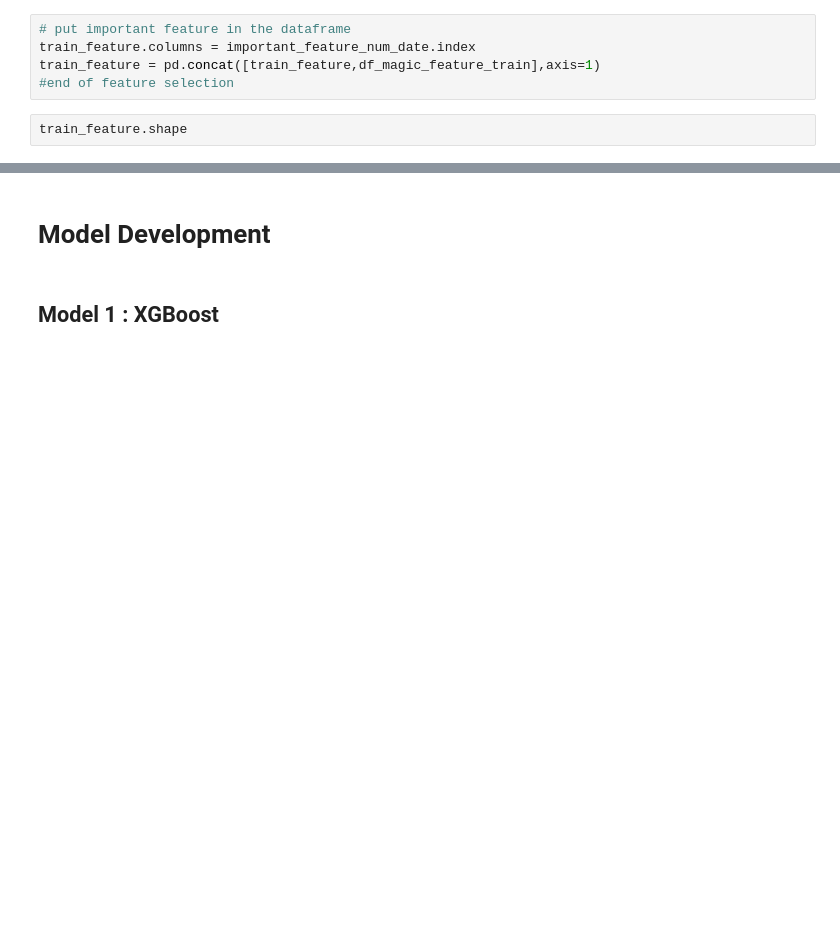
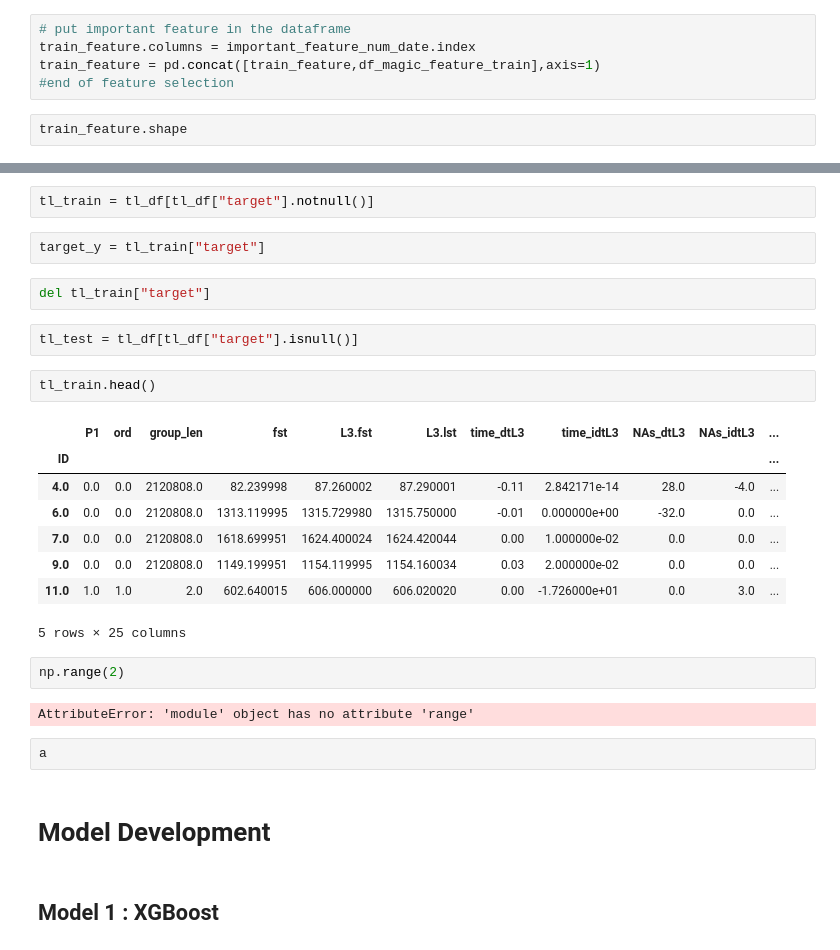
Before and after one commit to yw778/BoschLine, a Jupyter notebook: Main.ipynb, the cells around one changed output, grey strips where cells are left out. Saved outputs shown, nothing was run; the diff lists cells and outputs as text; blank space fills up the shorter version.

```diff
--- a/Main.ipynb
+++ b/Main.ipynb
@@ -648,3 +686,28 @@ train_feature.shape
+# %%
+tl_train = tl_df[tl_df["target"].notnull()]
+# %%
+target_y = tl_train["target"]
+# %%
+del tl_train["target"]
+# %%
+tl_test = tl_df[tl_df["target"].isnull()]
+# %%
+tl_train.head()
+# %% [output]
+|  | P1 | ord | group_len | fst | L3.fst | L3.lst | time_dtL3 | time_idtL3 | NAs_dtL3 | NAs_idtL3 | ... |
+| ID |  |  |  |  |  |  |  |  |  |  | ... |
+| 4.0 | 0.0 | 0.0 | 2120808.0 | 82.239998 | 87.260002 | 87.290001 | -0.11 | 2.842171e-14 | 28.0 | -4.0 | ... |
+| 6.0 | 0.0 | 0.0 | 2120808.0 | 1313.119995 | 1315.729980 | 1315.750000 | -0.01 | 0.000000e+00 | -32.0 | 0.0 | ... |
+| 7.0 | 0.0 | 0.0 | 2120808.0 | 1618.699951 | 1624.400024 | 1624.420044 | 0.00 | 1.000000e-02 | 0.0 | 0.0 | ... |
+| 9.0 | 0.0 | 0.0 | 2120808.0 | 1149.199951 | 1154.119995 | 1154.160034 | 0.03 | 2.000000e-02 | 0.0 | 0.0 | ... |
+| 11.0 | 1.0 | 1.0 | 2.0 | 602.640015 | 606.000000 | 606.020020 | 0.00 | -1.726000e+01 | 0.0 | 3.0 | ... |
+5 rows × 25 columns
+# %%
+np.range(2)
+# %% [output]
+AttributeError: 'module' object has no attribute 'range'
+# %% [raw]
+a
 # %% [markdown]
 # Model Development
 # %% [markdown]
```
Also changed, not shown: parts of 15 cells of this notebook, 2 other files.
